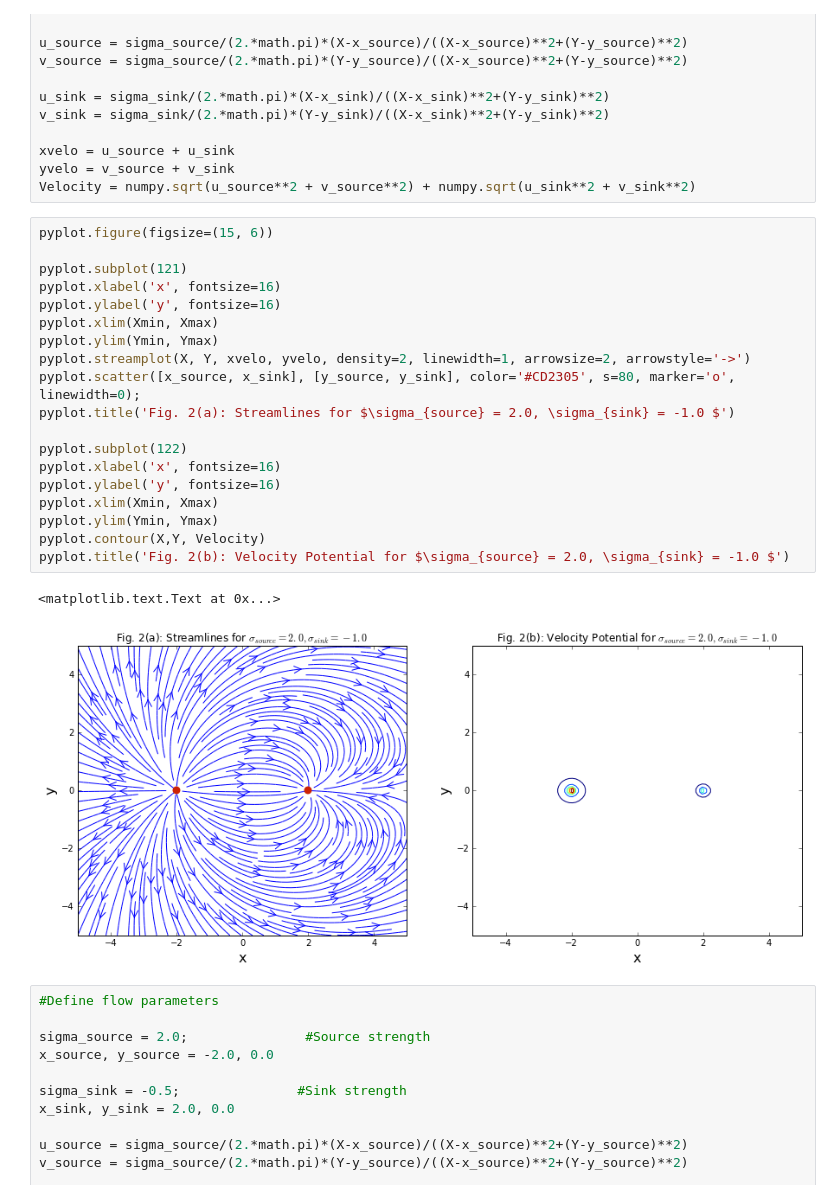
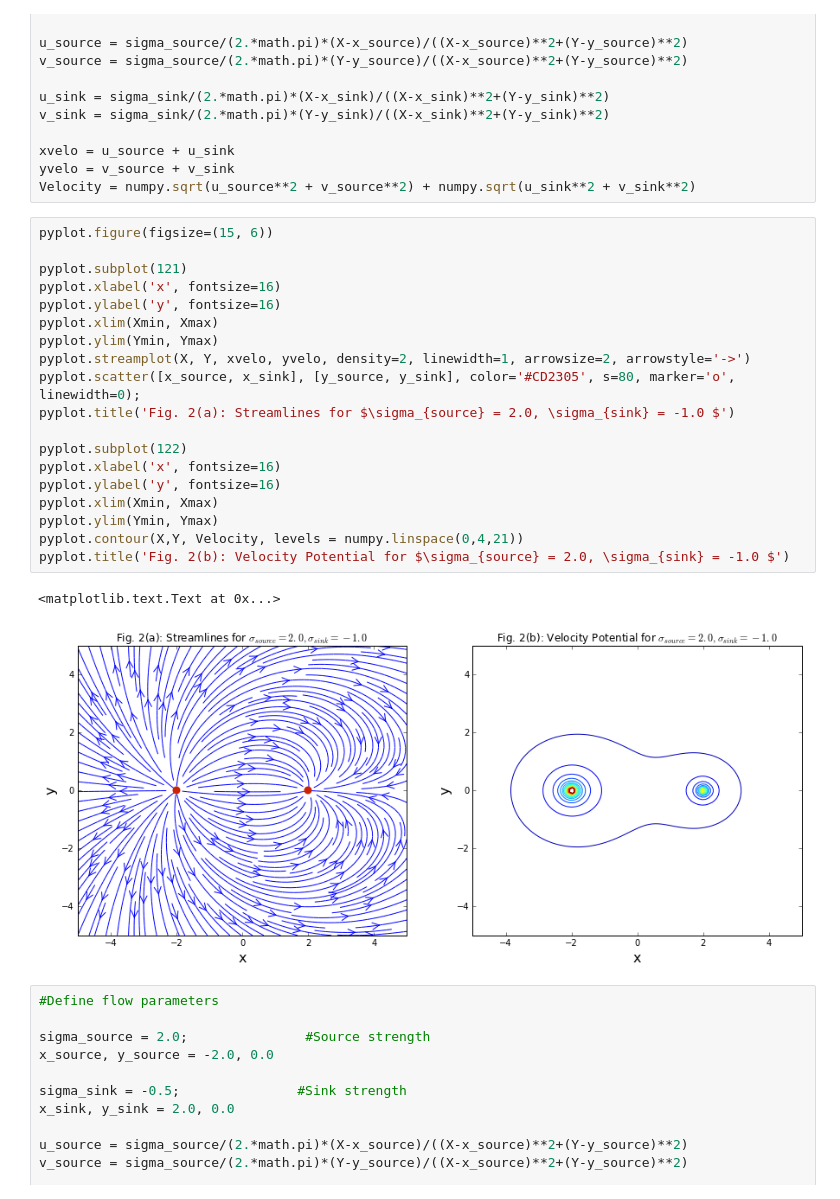
Before and after one commit to shantanu7/AeroPython, a Jupyter notebook: MAE6226_Aero_Hydro/HW02_Bailoor.ipynb, the cells around one changed output. Saved outputs shown, nothing was run; the diff lists cells and outputs as text.

```diff
--- a/MAE6226_Aero_Hydro/HW02_Bailoor.ipynb
+++ b/MAE6226_Aero_Hydro/HW02_Bailoor.ipynb
@@ -77,25 +79,25 @@ Velocity = numpy.sqrt(u_source**2 + v_source**2) + numpy.sqrt(u_sink**2 + v_sink
 # %%
 pyplot.figure(figsize=(15, 6))
 
 pyplot.subplot(121)
 pyplot.xlabel('x', fontsize=16)
 pyplot.ylabel('y', fontsize=16)
 pyplot.xlim(Xmin, Xmax)
 pyplot.ylim(Ymin, Ymax)
 pyplot.streamplot(X, Y, xvelo, yvelo, density=2, linewidth=1, arrowsize=2, arrowstyle='->')
 pyplot.scatter([x_source, x_sink], [y_source, y_sink], color='#CD2305', s=80, marker='o', linewidth=0);
 pyplot.title('Fig. 2(a): Streamlines for $\sigma_{source} = 2.0, \sigma_{sink} = -1.0 $')
 
 pyplot.subplot(122)
 pyplot.xlabel('x', fontsize=16)
 pyplot.ylabel('y', fontsize=16)
 pyplot.xlim(Xmin, Xmax)
 pyplot.ylim(Ymin, Ymax)
-pyplot.contour(X,Y, Velocity)
+pyplot.contour(X,Y, Velocity, levels = numpy.linspace(0,4,21))
 pyplot.title('Fig. 2(b): Velocity Potential for $\sigma_{source} = 2.0, \sigma_{sink} = -1.0 $')
 # %% [output]
 <matplotlib.text.Text at 0x...>
-[figure, old version]
+[figure, new version]
 # %%
 #Define flow parameters
 
```
Also changed, not shown: parts of 3 cells of this notebook.
